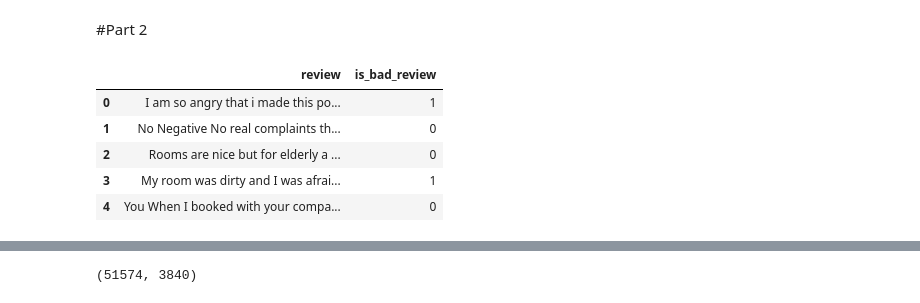
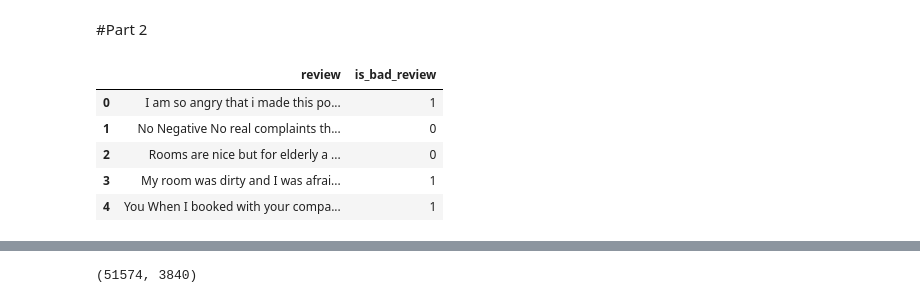
Before and after one commit to ArvindRajen/Conceptual_Analysis, a Jupyter notebook: Hotel_Reviews_EDA.ipynb, the cells around one changed output, grey strips where cells are left out. Cells and saved outputs as stored; diff of their text form; code cells hidden in the pictures.

```diff
--- a/Hotel_Reviews_EDA.ipynb
+++ b/Hotel_Reviews_EDA.ipynb
@@ -444,20 +409,20 @@ Harsh truth is still a truth.
 # %%
 # read data
 reviews_df = pd.read_csv("/content/Hotel_Reviews.csv")
 # append the positive and negative text reviews
 reviews_df["review"] = reviews_df["Negative_Review"] + reviews_df["Positive_Review"]
 # create the label
-reviews_df["is_bad_review"] = reviews_df["Reviewer_Score"].apply(lambda x: 1 if x < 5 else 0)
+reviews_df["is_bad_review"] = reviews_df["Reviewer_Score"].apply(lambda x: 1 if x < 7 else 0)
 # select only relevant columns
 reviews_df = reviews_df[["review", "is_bad_review"]]
 reviews_df.head()
 # %% [output]
 |  | review | is_bad_review |
 | 0 | I am so angry that i made this po... | 1 |
 | 1 | No Negative No real complaints th... | 0 |
 | 2 | Rooms are nice but for elderly a ... | 0 |
 | 3 | My room was dirty and I was afrai... | 1 |
-| 4 | You When I booked with your compa... | 0 |
+| 4 | You When I booked with your compa... | 1 |
 # %%
 reviews_df = reviews_df.sample(frac = 0.1, replace = False, random_state=42)
 reviews_df["review"] = reviews_df["review"].apply(lambda x: x.replace("No Negative", "").replace("No Positive", ""))
```
Also changed, not shown: parts of 13 cells of this notebook.
